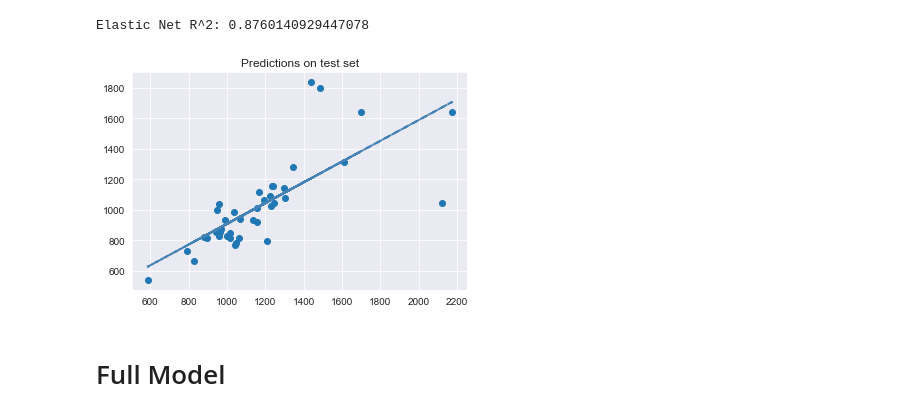
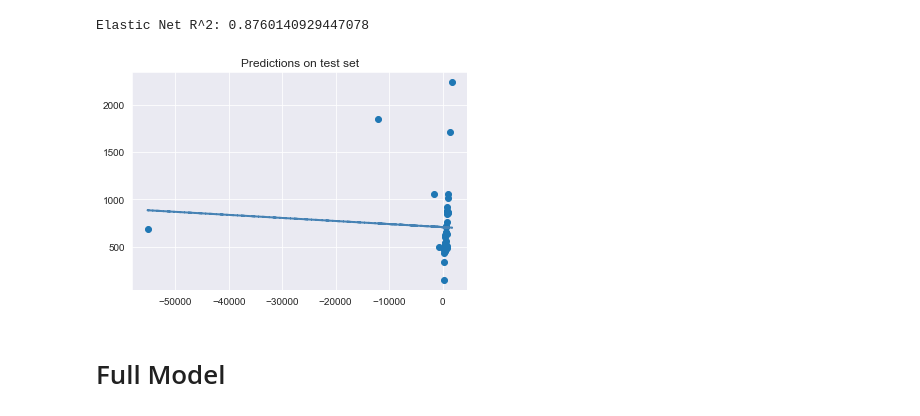
Before and after one commit to LourensWalters/battery-cycle-life, a Jupyter notebook: src/notebooks/Base models.ipynb, the cells around one changed output. Saved outputs shown, nothing was run; the diff lists cells and outputs as text; code cells hidden in the pictures.

```diff
--- a/src/notebooks/Base models.ipynb
+++ b/src/notebooks/Base models.ipynb
@@ -195,18 +195,18 @@ dismod_rmse, dismod_mpe, dismod_rsq = eval_model(regr, features_df, dismod_featu
 Elastic Net R^2: 0.8760140929447078
 # %%
 regr = regr.fit(x_train, y_train)
-x_test, y_test = get_split(features_df, dismod_features, targetmod, secondary_test_ind)
+x_test, y_test = get_split(features_df, dismod_features, targetmod, test_ind)
 #x_test, y_test = get_split(features_df, dismod_features, targetmod, test_ind)
 y_pred = regr.predict(x_test)
 
 plt.scatter(y_pred, y_test)
 a, b = np.polyfit(y_pred, y_test, 1)
 plt.plot(y_pred, a*y_pred+b, color='steelblue', linestyle='--', linewidth=2)
 #plt.plot(y_pred, y_test, color="red")
 plt.title("Predictions on test set")
 plt.show()
 # %% [output]
-[figure, old version]
+[figure, new version]
 # %% [markdown]
 # Full Model
 # %%
```
Also changed, not shown: 1 other file.
